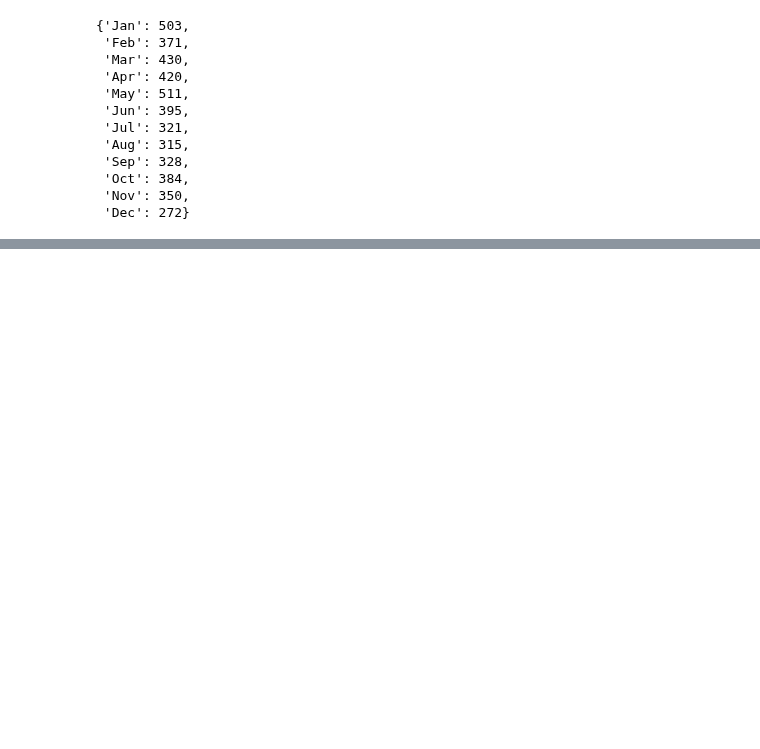
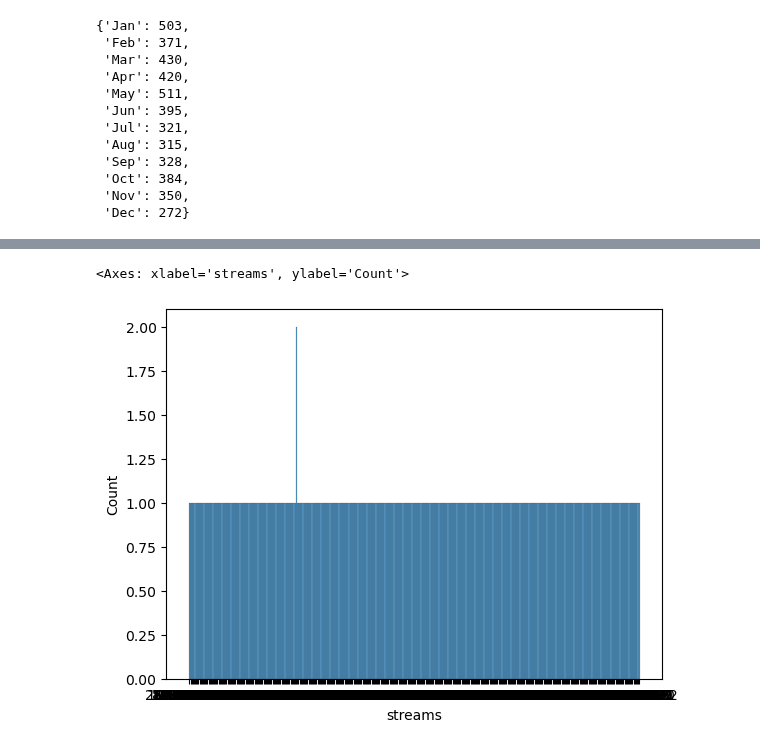
Before and after one commit to IsaacG-L/AI, a Jupyter notebook: Semester 1/Spotify/Spotification2024.ipynb, the cells around one changed output, grey strips where cells are left out. Saved outputs shown, nothing was run; the diff lists cells and outputs as text; code cells hidden in the pictures; blank space fills up the shorter version.

Commit message:
exit ticket stuff

```diff
--- a/Semester 1/Spotify/Spotification2024.ipynb
+++ b/Semester 1/Spotify/Spotification2024.ipynb
@@ -5,6 +5,10 @@ import matplotlib.pyplot as plt
 df = pd.read_csv("spotify2024.csv", encoding='ISO-8859-1')
 df["YouTube Views"] = df["YouTube Views"].str.replace(',', '')
 df["YouTube Views"] = pd.to_numeric(df["YouTube Views"], errors="coerce")
+data["streams"] = pd.to_numeric(data["streams"], errors="coerce")
+
+#for exit ticket
+data = pd.read_csv("spotify2023.csv", encoding='ISO-8859-1')
 # %%
 df.head()
 # %% [output]
@@ -110,0 +125,7 @@ sns.histplot(data=df, x="YouTube Views", bins=50)
+# %%
+data_2022 = data[data['released_year'] == 2022]
+# %%
+sns.histplot(data_2022['streams'], bins=100, kde=False)
+# %% [output]
+<Axes: xlabel='streams', ylabel='Count'>
+[figure, added]
```
Also changed, not shown: parts of 6 cells of this notebook, 1 other file.
